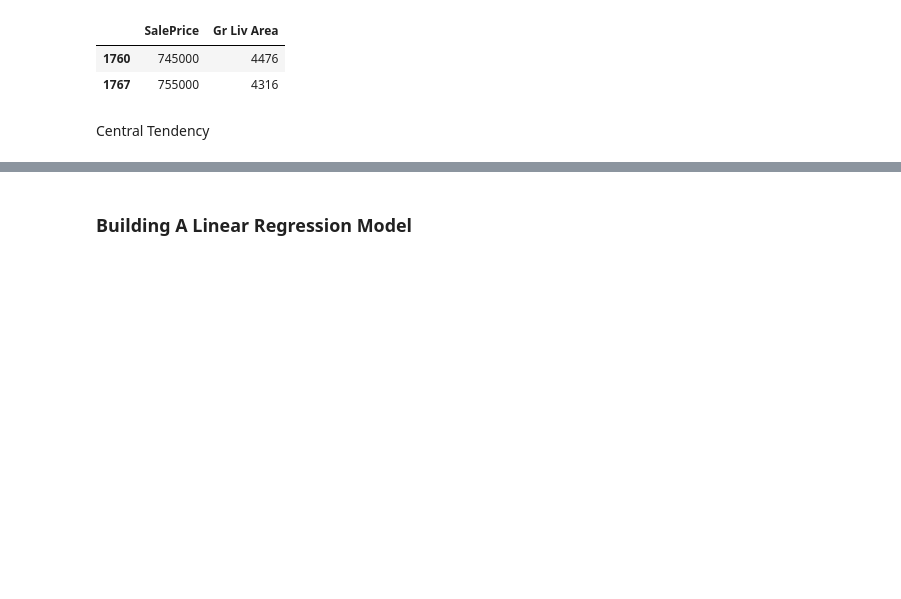
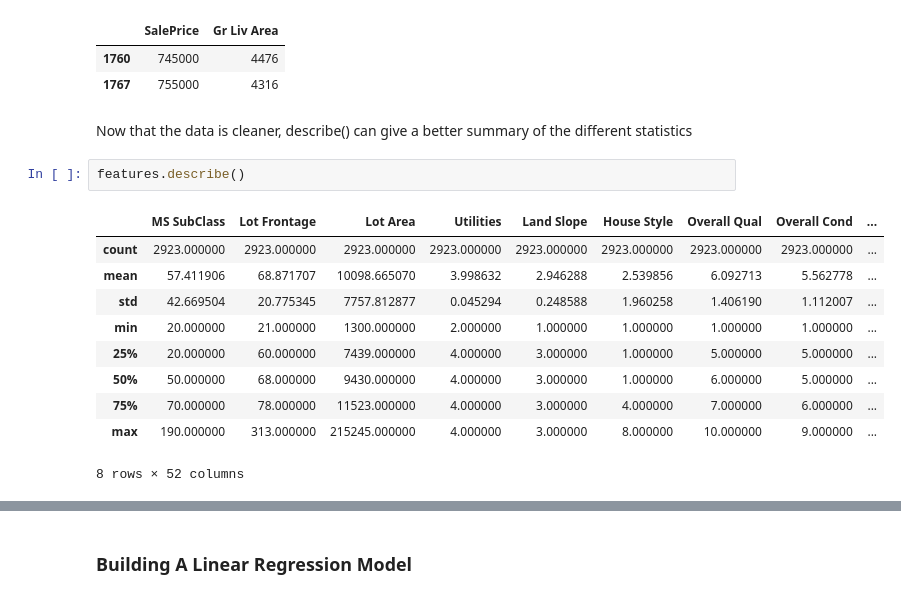
Before and after one commit to Mesterlol101/SIM-UOL, a Jupyter notebook: Y3S1/CM3005 - Data Science/Midterm Assignment/Assignment.ipynb, the cells around one changed output, grey strips where cells are left out. Cells and saved outputs as stored; diff of their text form; blank space fills up the shorter version.

```diff
--- a/Y3S1/CM3005 - Data Science/Midterm Assignment/Assignment.ipynb
+++ b/Y3S1/CM3005 - Data Science/Midterm Assignment/Assignment.ipynb
@@ -587,4 +579,17 @@ features.loc[features['Gr Liv Area'] > 4000][['SalePrice', 'Gr Liv Area']]
 | 1760 | 745000 | 4476 |
 | 1767 | 755000 | 4316 |
 # %% [markdown]
-Central Tendency
+Now that the data is cleaner, describe() can give a better summary of the different statistics
+# %%
+features.describe()
+# %% [output]
+|  | MS SubClass | Lot Frontage | Lot Area | Utilities | Land Slope | House Style | Overall Qual | Overall Cond | ... |
+| count | 2923.000000 | 2923.000000 | 2923.000000 | 2923.000000 | 2923.000000 | 2923.000000 | 2923.000000 | 2923.000000 | ... |
+| mean | 57.411906 | 68.871707 | 10098.665070 | 3.998632 | 2.946288 | 2.539856 | 6.092713 | 5.562778 | ... |
+| std | 42.669504 | 20.775345 | 7757.812877 | 0.045294 | 0.248588 | 1.960258 | 1.406190 | 1.112007 | ... |
+| min | 20.000000 | 21.000000 | 1300.000000 | 2.000000 | 1.000000 | 1.000000 | 1.000000 | 1.000000 | ... |
+| 25% | 20.000000 | 60.000000 | 7439.000000 | 4.000000 | 3.000000 | 1.000000 | 5.000000 | 5.000000 | ... |
+| 50% | 50.000000 | 68.000000 | 9430.000000 | 4.000000 | 3.000000 | 1.000000 | 6.000000 | 5.000000 | ... |
+| 75% | 70.000000 | 78.000000 | 11523.000000 | 4.000000 | 3.000000 | 4.000000 | 7.000000 | 6.000000 | ... |
+| max | 190.000000 | 313.000000 | 215245.000000 | 4.000000 | 3.000000 | 8.000000 | 10.000000 | 9.000000 | ... |
+8 rows × 52 columns
```
Also changed, not shown: parts of 14 cells of this notebook, 4 other files.
